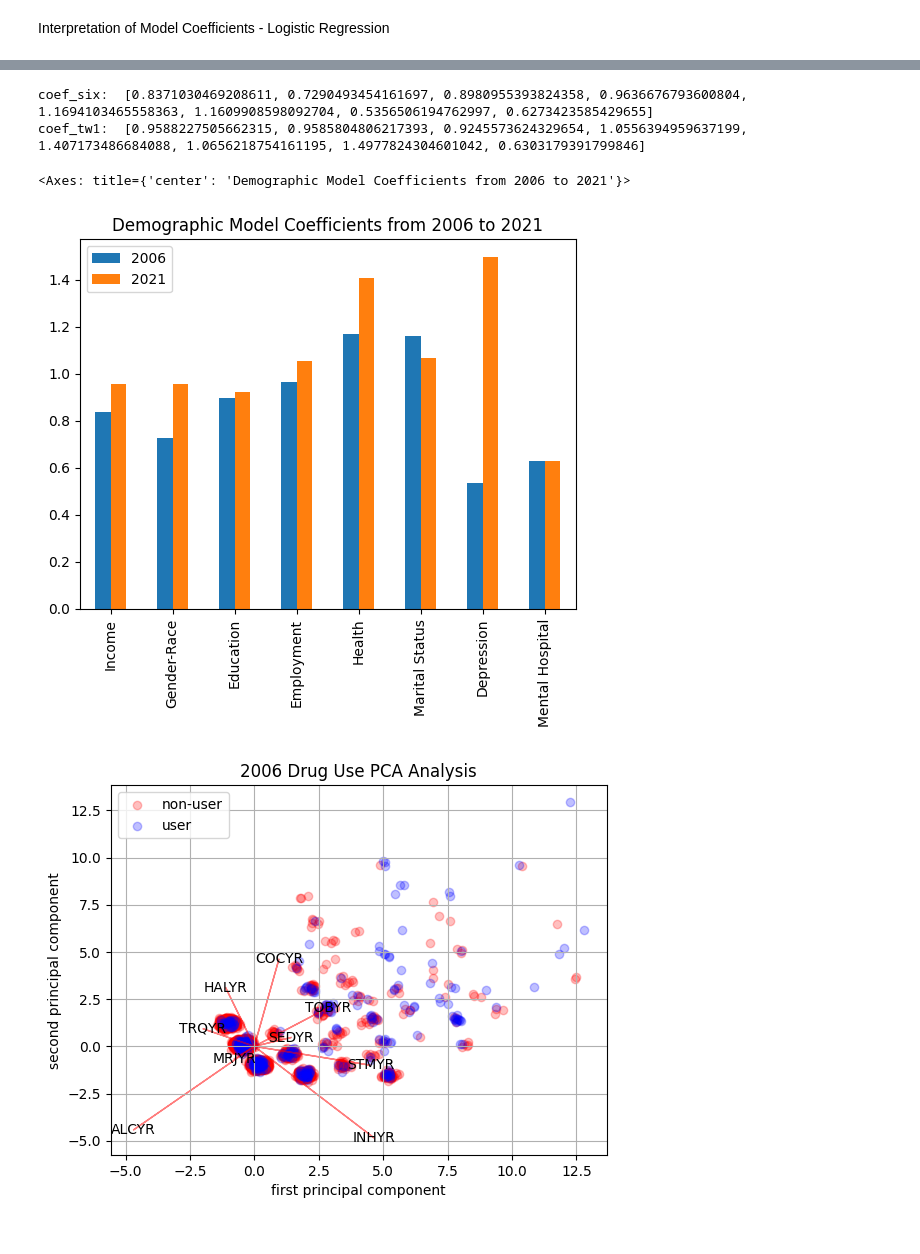
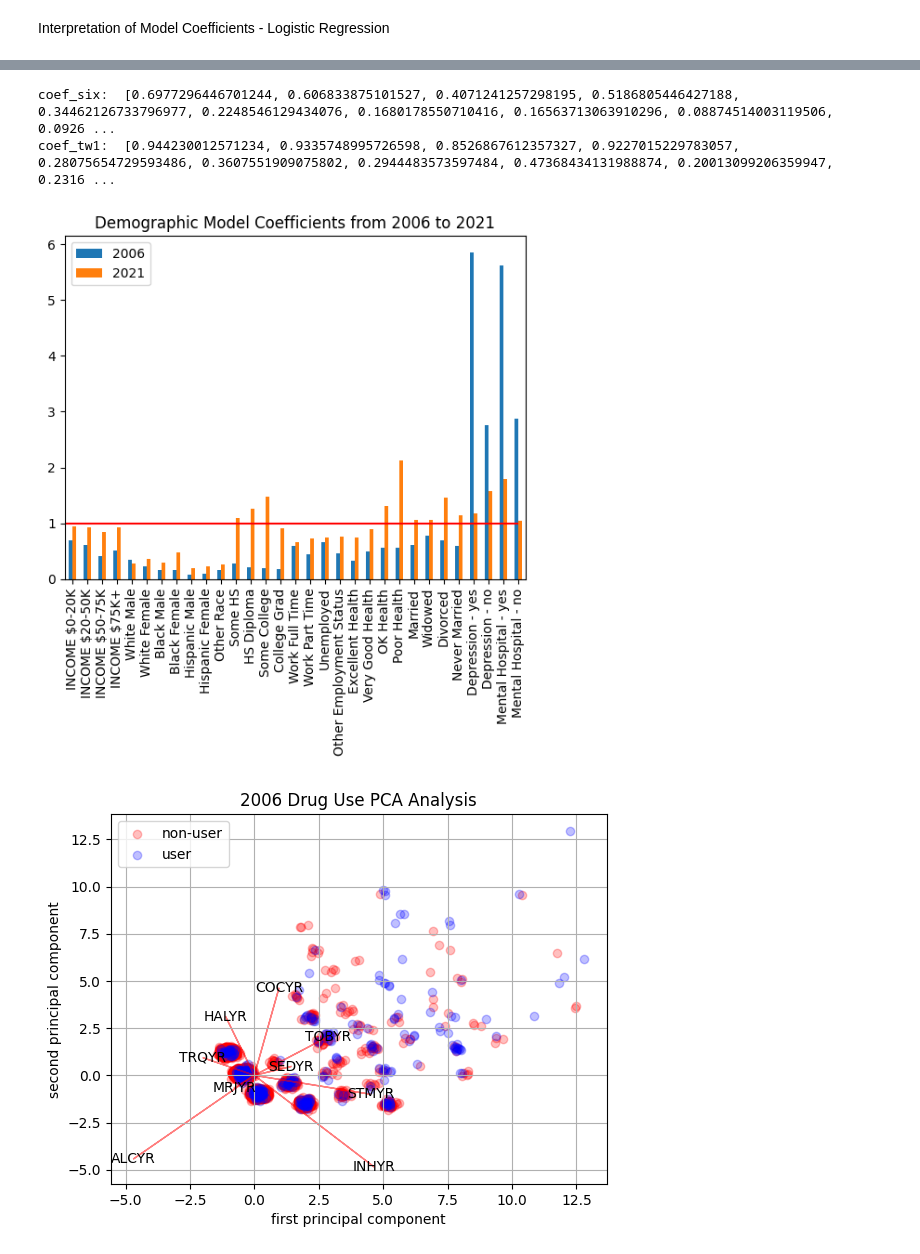
Before and after one commit to HotelTango314/dsa5900, a Jupyter notebook: NSDUH_Explore.ipynb, the cells around one changed output, grey strips where cells are left out. Cells and saved outputs as stored; diff of their text form; code cells hidden in the pictures.

```diff
--- a/NSDUH_Explore.ipynb
+++ b/NSDUH_Explore.ipynb
@@ -1307,5 +1345,5 @@ Threshold=0.659, F-Score = 0.15789473684210525
 # %%
 #2006 Demogra Logit
-dm_six_logit_final = logit_pipe(.001,6,.1,.8).fit(dm_six_trainX,dm_six_trainy)
-dm_six_logit_score = threshold_search(dm_six_logit_final,dm_six_testX.astype(float),dm_six_testy)
+dm_six_logit_final = logit_pipe(.001,6,.1,.8).fit(pd.get_dummies(dm_six_trainX),dm_six_trainy)
+dm_six_logit_score = threshold_search(dm_six_logit_final,pd.get_dummies(dm_six_testX).astype(float),dm_six_testy)
 # %% [output]
@@ -1362,5 +1400,5 @@ Threshold=0.263, F-Score = 0.44853635505193573
 # %%
 #2021 Demogra Logit
-dm_tw1_logit_final = logit_pipe(.0001,2,.4,.7).fit(dm_tw1_trainX,dm_tw1_trainy)
-dm_tw1_logit_score = threshold_search(dm_tw1_logit_final,dm_tw1_testX.astype(float),dm_tw1_testy)
+dm_tw1_logit_final = logit_pipe(.0001,2,.4,.7).fit(pd.get_dummies(dm_tw1_trainX),dm_tw1_trainy)
+dm_tw1_logit_score = threshold_search(dm_tw1_logit_final,pd.get_dummies(dm_tw1_testX).astype(float),dm_tw1_testy)
 # %% [output]
@@ -1405,32 +1468,69 @@ coef_tw1:  [1.6493279148290525, 0.9305454814076751, 1.2894722206691374, 2.056328
 # %%
 #"INCOME","SEXRACE","EDUCCAT2","EMPSTATY","HEALTH2","IRMARIT","AJAMDEYR","AMHINP2"
-demogr_data = ['Income','Gender-Race','Education','Employment','Health',
-              'Marital Status','Depression','Mental Hospital']
+#demogr_data = ['Income','Gender-Race','Education','Employment','Health',
+#              'Marital Status','Depression','Mental Hospital']
+
+demogr_data = ['INCOME $0-20K',
+ 'INCOME $20-50K',
+ 'INCOME $50-75K',
+ 'INCOME $75K+',
+ 'White Male',
+ 'White Female',
+ 'Black Male',
+ 'Black Female',
+ 'Hispanic Male',
+ 'Hispanic Female',
+ 'Other Race',
+ 'Some HS',
+ 'HS Diploma',
+ 'Some College',
+ 'College Grad',
+ 'Work Full Time',
+ 'Work Part Time',
+ 'Unemployed',
+ 'Other Employment Status',
+ 'Excellent Health',
+ 'Very Good Health',
+ 'OK Health',
+ 'Poor Health',
+ 'Married',
+ 'Widowed',
+ 'Divorced',
+ 'Never Married',
+ 'Depression - yes',
+ 'Depression - no',
+ 'Mental Hospital - yes',
+ 'Mental Hospital - no']
 
 #lsix = [dm_six_logit_final['class'].intercept_.tolist(),
 #     dm_six_logit_final['class'].coef_.tolist()[0]]
 
 #ltw1 = [dm_tw1_logit_final['class'].intercept_.tolist(),
 #        dm_tw1_logit_final['class'].coef_.tolist()[0]]
 
 #coef_six = np.exp([item for sublist in lsix for item in sublist]).tolist()
 #coef_tw1 = np.exp([item for sublist in ltw1 for item in sublist]).tolist()
 
 coef_six = np.exp(dm_six_logit_final['class'].coef_.tolist()[0]).tolist()
 coef_tw1 = np.exp(dm_tw1_logit_final['class'].coef_.tolist()[0]).tolist()
 
 data = {'2006':coef_six, '2021':coef_tw1}
 
 print('coef_six: ',coef_six)
 print('coef_tw1: ',coef_tw1)
 
+fig,ax=plt.subplots()
+
 dm_results = pd.DataFrame(data=data,index = demogr_data)
-dm_results.plot.bar(title='Demographic Model Coefficients from 2006 to 2021')
+dm_results.plot.bar(title='Demographic Model Coefficients from 2006 to 2021',ax=ax)
+
+ax.hlines(1,xmin=-1,xmax=30,color="red")
+
+plt.show()
 # %% [output]
-coef_six:  [0.8371030469208611, 0.7290493454161697, 0.8980955393824358, 0.9636676793600804, 1.1694103465558363, 1.1609908598092704, 0.5356506194762997, 0.6273423585429655]
-coef_tw1:  [0.9588227505662315, 0.9585804806217393, 0.9245573624329654, 1.0556394959637199, 1.407173486684088, 1.0656218754161195, 1.4977824304601042, 0.6303179391799846]
+coef_six:  [0.6977296446701244, 0.606833875101527, 0.4071241257298195, 0.5186805446427188, 0.34462126733796977, 0.2248546129434076, 0.1680178550710416, 0.16563713063910296, 0.08874514003119506, 0.0926 ...
+coef_tw1:  [0.944230012571234, 0.9335748995726598, 0.8526867612357327, 0.9227015229783057, 0.28075654729593486, 0.3607551909075802, 0.2944483573597484, 0.47368434131988874, 0.20013099206359947, 0.2316 ...
-<Axes: title={'center': 'Demographic Model Coefficients from 2006 to 2021'}>
-[figure, old version]
+[figure, new version]
 # %%
 def value_finder(list,value):
     index = []
```
Also changed, not shown: parts of 43 cells of this notebook, 1 other file.
